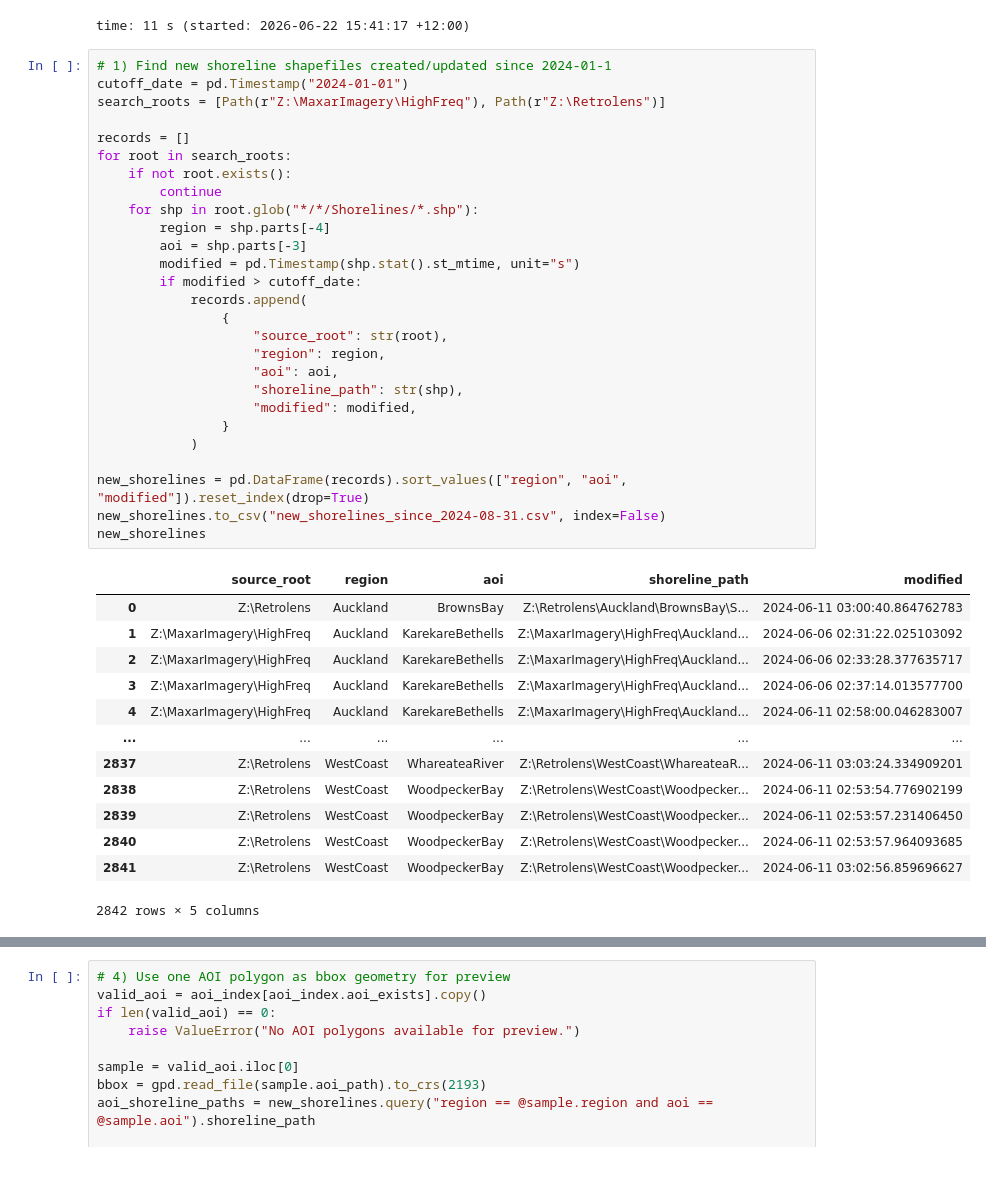
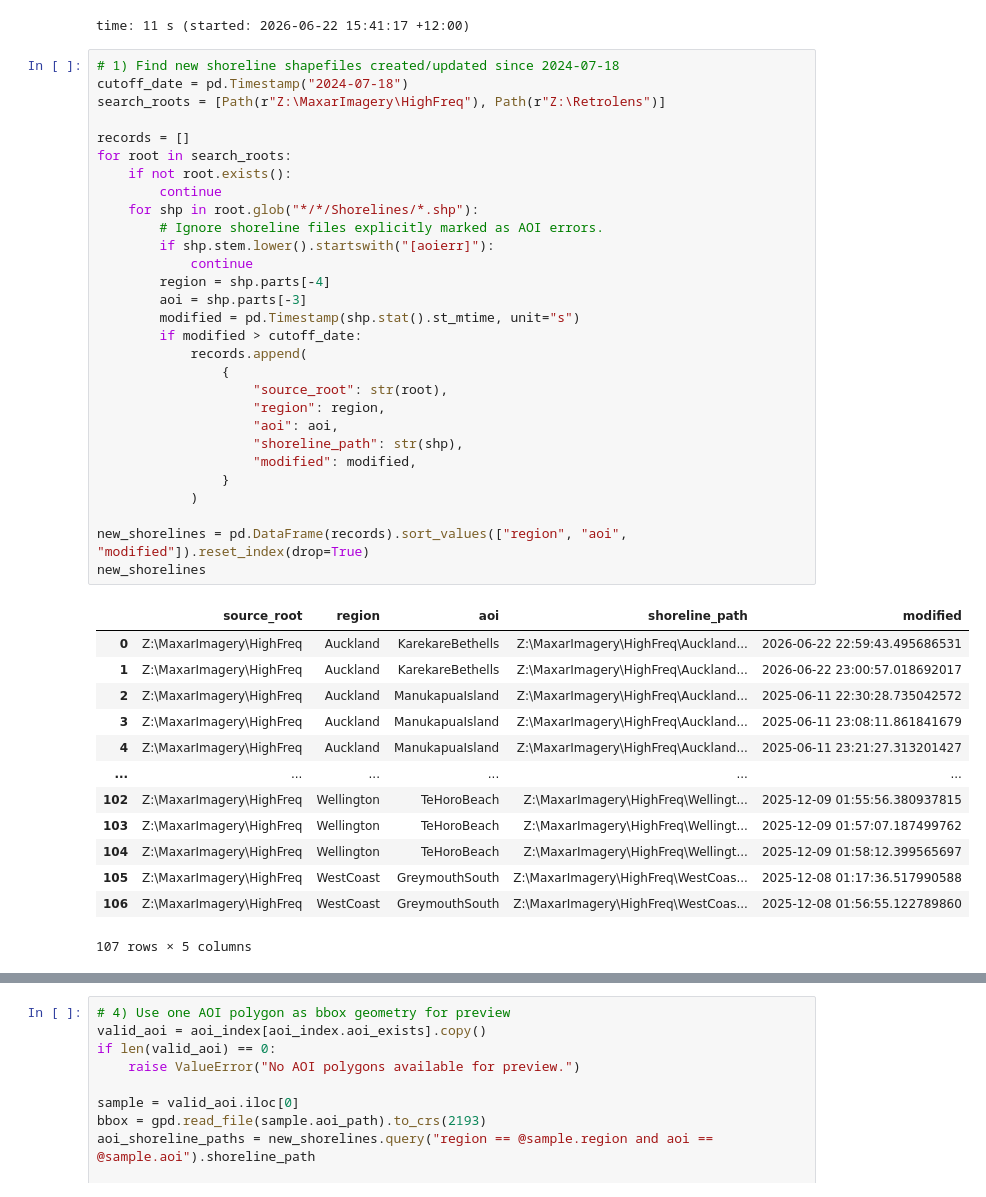
Before and after one commit to UoA-eResearch/retrolens, a Jupyter notebook: new_transects.ipynb, the cells around one changed output, grey strips where cells are left out. Cells and saved outputs as stored; diff of their text form.

```diff
--- a/new_transects.ipynb
+++ b/new_transects.ipynb
@@ -13,43 +13,45 @@ pd.set_option('display.max_columns', None)
 # %% [output]
 time: 11 s (started: 2026-06-22 15:41:17 +12:00)
 # %%
-# 1) Find new shoreline shapefiles created/updated since 2024-01-1
-cutoff_date = pd.Timestamp("2024-01-01")
+# 1) Find new shoreline shapefiles created/updated since 2024-07-18
+cutoff_date = pd.Timestamp("2024-07-18")
 search_roots = [Path(r"Z:\MaxarImagery\HighFreq"), Path(r"Z:\Retrolens")]
 
 records = []
 for root in search_roots:
     if not root.exists():
         continue
     for shp in root.glob("*/*/Shorelines/*.shp"):
+        # Ignore shoreline files explicitly marked as AOI errors.
+        if shp.stem.lower().startswith("[aoierr]"):
+            continue
         region = shp.parts[-4]
         aoi = shp.parts[-3]
         modified = pd.Timestamp(shp.stat().st_mtime, unit="s")
         if modified > cutoff_date:
             records.append(
                 {
                     "source_root": str(root),
                     "region": region,
                     "aoi": aoi,
                     "shoreline_path": str(shp),
                     "modified": modified,
                 }
             )
 
 new_shorelines = pd.DataFrame(records).sort_values(["region", "aoi", "modified"]).reset_index(drop=True)
-new_shorelines.to_csv("new_shorelines_since_2024-08-31.csv", index=False)
 new_shorelines
 # %% [output]
 |  | source_root | region | aoi | shoreline_path | modified |
-| 0 | Z:\Retrolens | Auckland | BrownsBay | Z:\Retrolens\Auckland\BrownsBay\S... | 2024-06-11 03:00:40.864762783 |
-| 1 | Z:\MaxarImagery\HighFreq | Auckland | KarekareBethells | Z:\MaxarImagery\HighFreq\Auckland... | 2024-06-06 02:31:22.025103092 |
-| 2 | Z:\MaxarImagery\HighFreq | Auckland | KarekareBethells | Z:\MaxarImagery\HighFreq\Auckland... | 2024-06-06 02:33:28.377635717 |
-| 3 | Z:\MaxarImagery\HighFreq | Auckland | KarekareBethells | Z:\MaxarImagery\HighFreq\Auckland... | 2024-06-06 02:37:14.013577700 |
-| 4 | Z:\MaxarImagery\HighFreq | Auckland | KarekareBethells | Z:\MaxarImagery\HighFreq\Auckland... | 2024-06-11 02:58:00.046283007 |
+| 0 | Z:\MaxarImagery\HighFreq | Auckland | KarekareBethells | Z:\MaxarImagery\HighFreq\Auckland... | 2026-06-22 22:59:43.495686531 |
+| 1 | Z:\MaxarImagery\HighFreq | Auckland | KarekareBethells | Z:\MaxarImagery\HighFreq\Auckland... | 2026-06-22 23:00:57.018692017 |
+| 2 | Z:\MaxarImagery\HighFreq | Auckland | ManukapuaIsland | Z:\MaxarImagery\HighFreq\Auckland... | 2025-06-11 22:30:28.735042572 |
+| 3 | Z:\MaxarImagery\HighFreq | Auckland | ManukapuaIsland | Z:\MaxarImagery\HighFreq\Auckland... | 2025-06-11 23:08:11.861841679 |
+| 4 | Z:\MaxarImagery\HighFreq | Auckland | ManukapuaIsland | Z:\MaxarImagery\HighFreq\Auckland... | 2025-06-11 23:21:27.313201427 |
 | ... | ... | ... | ... | ... | ... |
-| 2837 | Z:\Retrolens | WestCoast | WhareateaRiver | Z:\Retrolens\WestCoast\WhareateaR... | 2024-06-11 03:03:24.334909201 |
-| 2838 | Z:\Retrolens | WestCoast | WoodpeckerBay | Z:\Retrolens\WestCoast\Woodpecker... | 2024-06-11 02:53:54.776902199 |
-| 2839 | Z:\Retrolens | WestCoast | WoodpeckerBay | Z:\Retrolens\WestCoast\Woodpecker... | 2024-06-11 02:53:57.231406450 |
-| 2840 | Z:\Retrolens | WestCoast | WoodpeckerBay | Z:\Retrolens\WestCoast\Woodpecker... | 2024-06-11 02:53:57.964093685 |
-| 2841 | Z:\Retrolens | WestCoast | WoodpeckerBay | Z:\Retrolens\WestCoast\Woodpecker... | 2024-06-11 03:02:56.859696627 |
+| 102 | Z:\MaxarImagery\HighFreq | Wellington | TeHoroBeach | Z:\MaxarImagery\HighFreq\Wellingt... | 2025-12-09 01:55:56.380937815 |
+| 103 | Z:\MaxarImagery\HighFreq | Wellington | TeHoroBeach | Z:\MaxarImagery\HighFreq\Wellingt... | 2025-12-09 01:57:07.187499762 |
+| 104 | Z:\MaxarImagery\HighFreq | Wellington | TeHoroBeach | Z:\MaxarImagery\HighFreq\Wellingt... | 2025-12-09 01:58:12.399565697 |
+| 105 | Z:\MaxarImagery\HighFreq | WestCoast | GreymouthSouth | Z:\MaxarImagery\HighFreq\WestCoas... | 2025-12-08 01:17:36.517990588 |
+| 106 | Z:\MaxarImagery\HighFreq | WestCoast | GreymouthSouth | Z:\MaxarImagery\HighFreq\WestCoas... | 2025-12-08 01:56:55.122789860 |
-2842 rows × 5 columns
+107 rows × 5 columns
```
Also changed, not shown: parts of 4 cells of this notebook.
